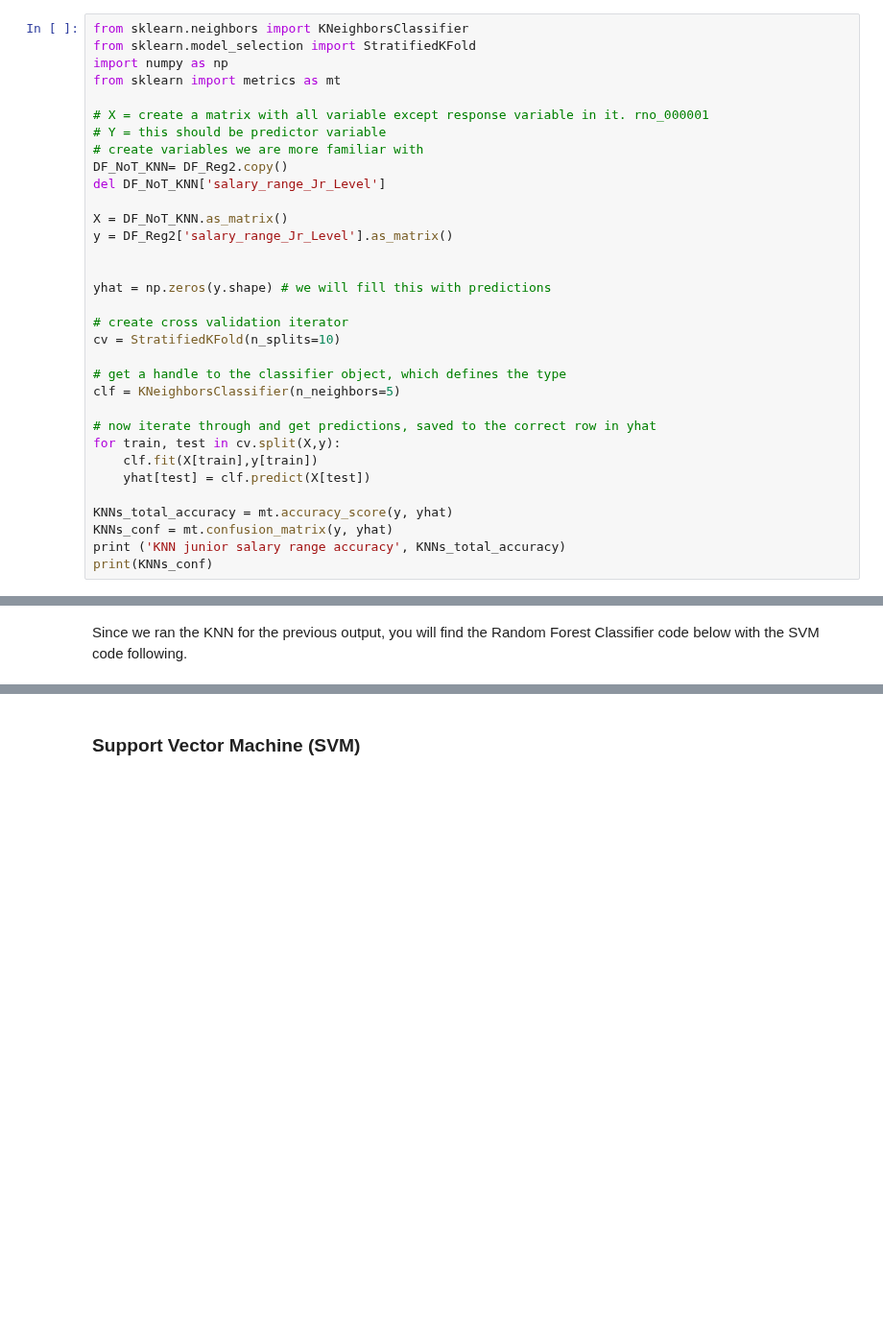
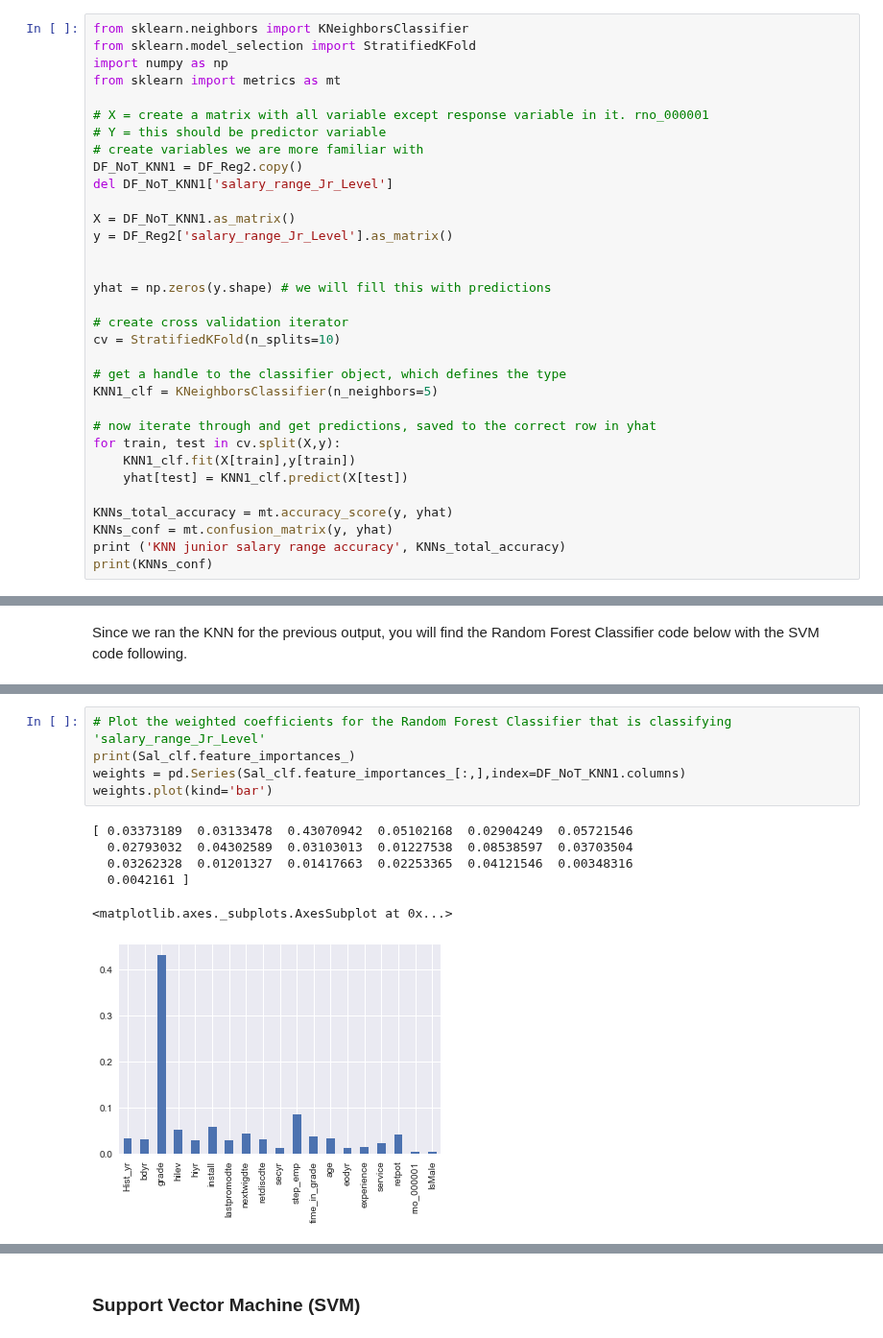
Before and after one commit to wkerneck/DataMiningClass, a Jupyter notebook: 7331_Data_MiningProject_2_resub.ipynb, the cells around one changed output, grey strips where cells are left out. Shown at 96% size. Drawn from its saved outputs; the diff is of its cells as text; blank space fills up the shorter version.

```diff
--- a/7331_Data_MiningProject_2_resub.ipynb
+++ b/7331_Data_MiningProject_2_resub.ipynb
@@ -338,10 +340,10 @@ from sklearn import metrics as mt
 # X = create a matrix with all variable except response variable in it. rno_000001
 # Y = this should be predictor variable
 # create variables we are more familiar with
-DF_NoT_KNN= DF_Reg2.copy()
-del DF_NoT_KNN['salary_range_Jr_Level']
+DF_NoT_KNN1 = DF_Reg2.copy()
+del DF_NoT_KNN1['salary_range_Jr_Level']
 
-X = DF_NoT_KNN.as_matrix()
+X = DF_NoT_KNN1.as_matrix()
 y = DF_Reg2['salary_range_Jr_Level'].as_matrix()
 
 
@@ -351,12 +353,12 @@ yhat = np.zeros(y.shape) # we will fill this with predictions
 cv = StratifiedKFold(n_splits=10)
 
 # get a handle to the classifier object, which defines the type
-clf = KNeighborsClassifier(n_neighbors=5)
+KNN1_clf = KNeighborsClassifier(n_neighbors=5)
 
 # now iterate through and get predictions, saved to the correct row in yhat
 for train, test in cv.split(X,y):
-    clf.fit(X[train],y[train])
-    yhat[test] = clf.predict(X[test])
+    KNN1_clf.fit(X[train],y[train])
+    yhat[test] = KNN1_clf.predict(X[test])
 
 KNNs_total_accuracy = mt.accuracy_score(y, yhat)
 KNNs_conf = mt.confusion_matrix(y, yhat)
@@ -600,0 +624,12 @@ AttributeError: 'RandomForestClassifier' object has no attribute 'coef_'
+# %%
+# Plot the weighted coefficients for the Random Forest Classifier that is classifying 'salary_range_Jr_Level'
+print(Sal_clf.feature_importances_)
+weights = pd.Series(Sal_clf.feature_importances_[:,],index=DF_NoT_KNN1.columns)
+weights.plot(kind='bar')
+# %% [output]
+[ 0.03373189  0.03133478  0.43070942  0.05102168  0.02904249  0.05721546
+  0.02793032  0.04302589  0.03103013  0.01227538  0.08538597  0.03703504
+  0.03262328  0.01201327  0.01417663  0.02253365  0.04121546  0.00348316
+  0.0042161 ]
+<matplotlib.axes._subplots.AxesSubplot at 0x...>
+[figure, added]
```
Also changed, not shown: parts of 41 cells of this notebook.
